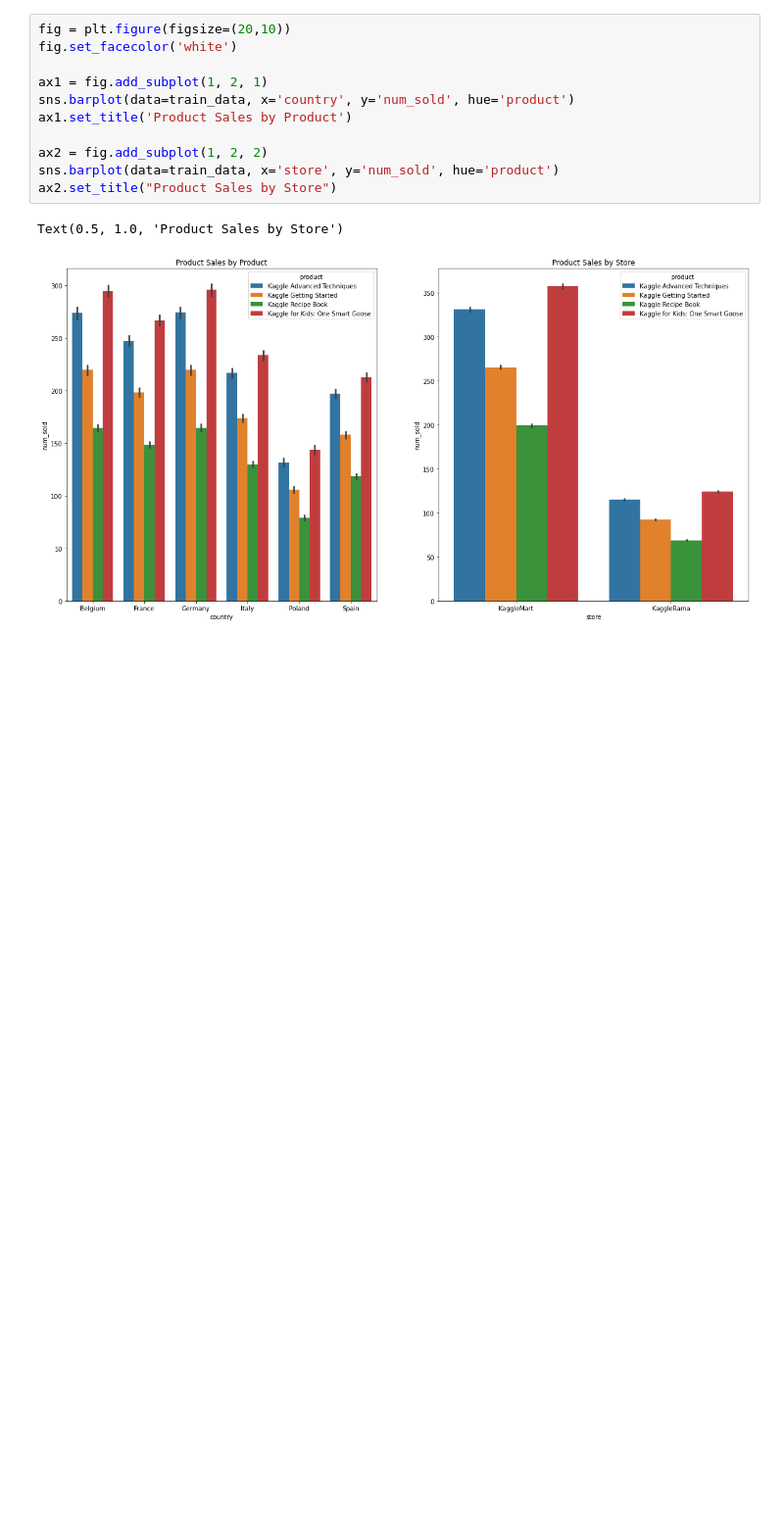
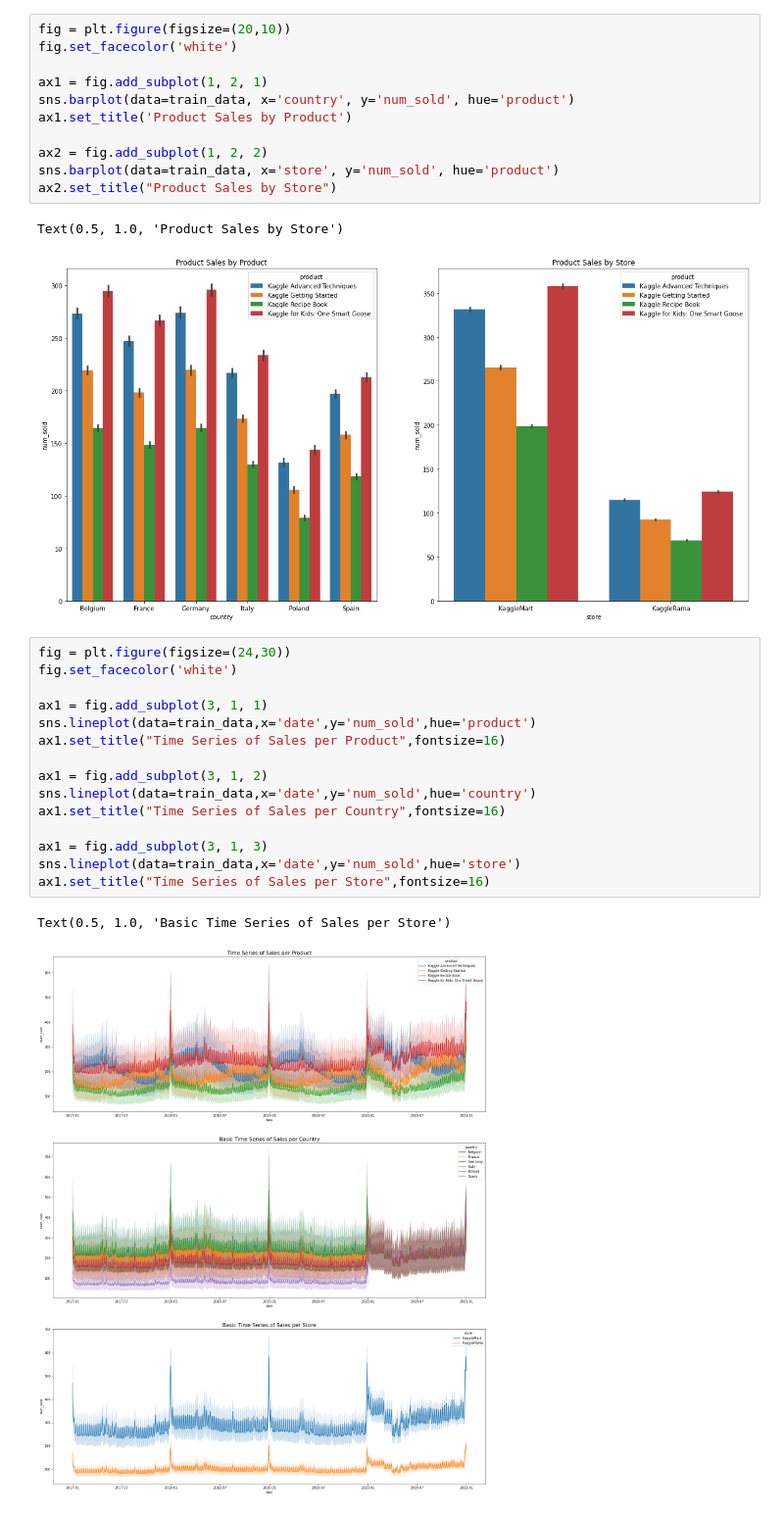
Before and after one commit to nanan4th/Tabular-Playground-Series, a Jupyter notebook: TPS Sep 2022/TPS Sep 2022.ipynb, the cells around one changed output. Shown at 98% size. Drawn from its saved outputs; the diff is of its cells as text; blank space fills up the shorter version.

```diff
--- a/TPS Sep 2022/TPS Sep 2022.ipynb
+++ b/TPS Sep 2022/TPS Sep 2022.ipynb
@@ -152,3 +121,21 @@ ax2.set_title("Product Sales by Store")
 # %% [output]
 Text(0.5, 1.0, 'Product Sales by Store')
 [figure]
+# %%
+fig = plt.figure(figsize=(24,30))
+fig.set_facecolor('white')
+
+ax1 = fig.add_subplot(3, 1, 1)
+sns.lineplot(data=train_data,x='date',y='num_sold',hue='product')
+ax1.set_title("Time Series of Sales per Product",fontsize=16)
+
+ax1 = fig.add_subplot(3, 1, 2)
+sns.lineplot(data=train_data,x='date',y='num_sold',hue='country')
+ax1.set_title("Time Series of Sales per Country",fontsize=16)
+
+ax1 = fig.add_subplot(3, 1, 3)
+sns.lineplot(data=train_data,x='date',y='num_sold',hue='store')
+ax1.set_title("Time Series of Sales per Store",fontsize=16)
+# %% [output]
+Text(0.5, 1.0, 'Basic Time Series of Sales per Store')
+[figure, added]
```
Also changed, not shown: parts of 12 cells of this notebook.
